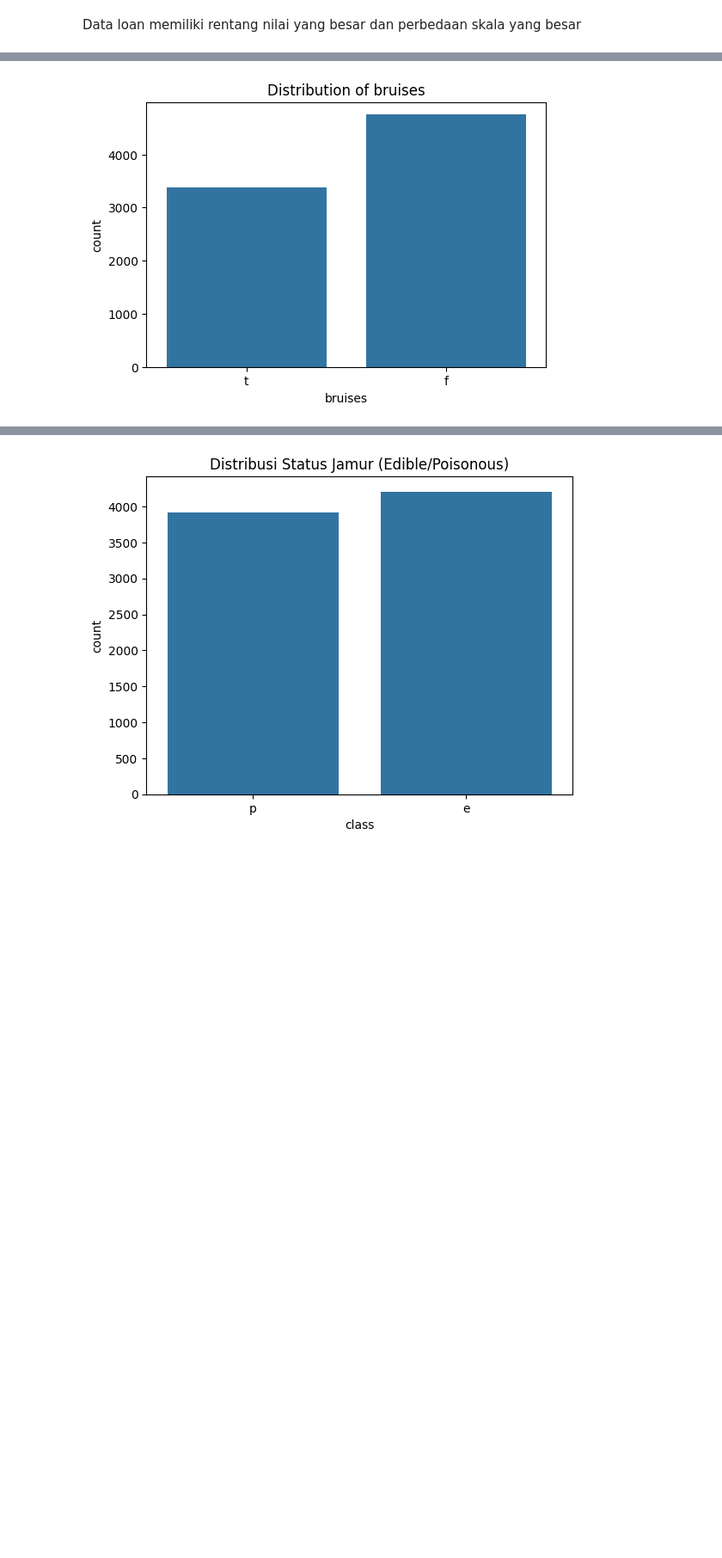
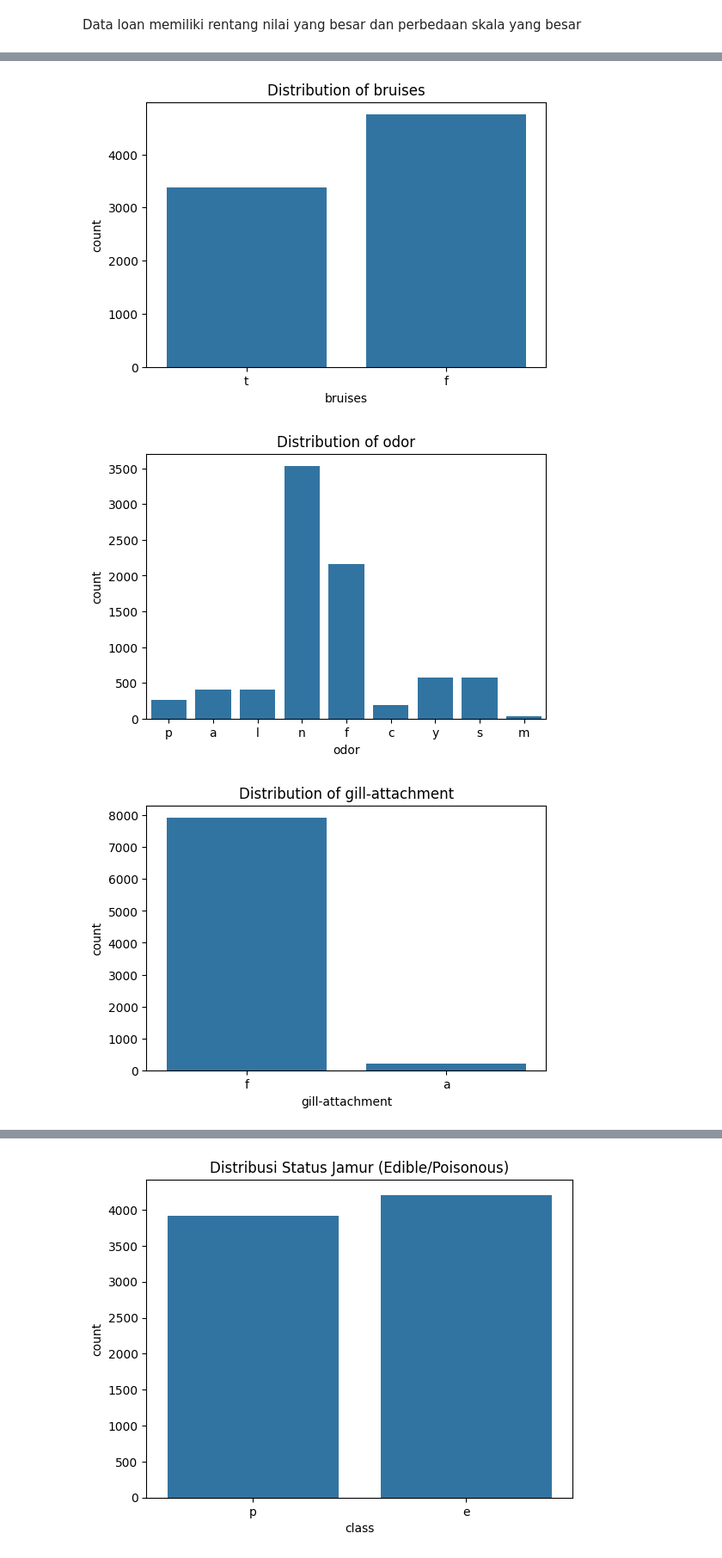
Before and after one commit to izamrosiawan/ss-code-semester-3, a Jupyter notebook: infrastruktur-dan-platform-untuk-sains-data/minggu-7/posttest/post test.ipynb, the cells around one changed output, grey strips where cells are left out. Shown at 86% size. Drawn from its saved outputs; the diff is of its cells as text; code cells hidden in the pictures; blank space fills up the shorter version.

```diff
--- a/infrastruktur-dan-platform-untuk-sains-data/minggu-7/posttest/post test.ipynb
+++ b/infrastruktur-dan-platform-untuk-sains-data/minggu-7/posttest/post test.ipynb
@@ -87,15 +95,17 @@ for col in columns:
 # %%
 # Use the first 5 columns of the mushroom dataset as categorical variables
-categorical = df.columns[:5]
+categorical = df.columns
 
 for col in categorical:
     plt.figure(figsize=(6, 4))
     sns.countplot(x=col, data=df)
     plt.title(f'Distribution of {col}')
     plt.show()
 # %% [output]
 [figure]
 [figure]
 [figure]
 [figure]
 [figure]
+[figure, added]
+[figure, added]
```
Also changed, not shown: parts of 35 cells of this notebook, 1 other file.
